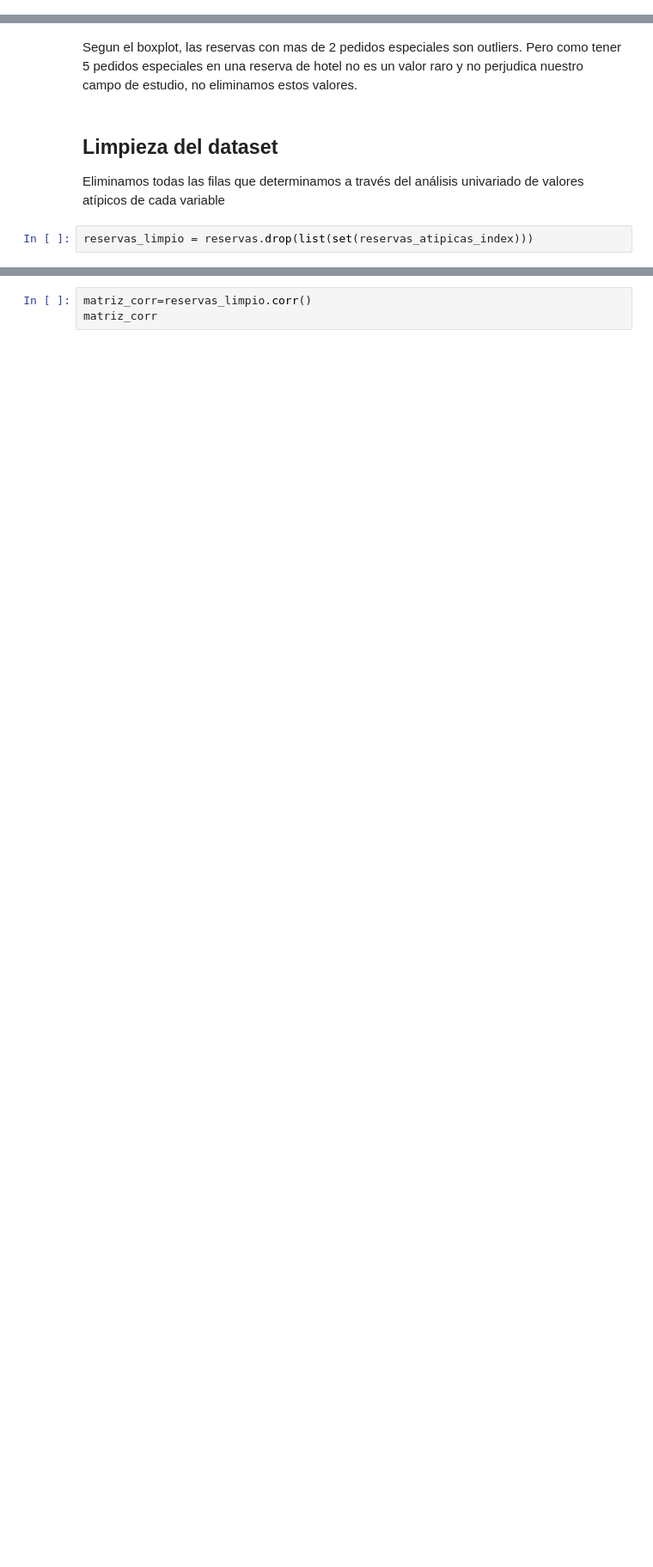
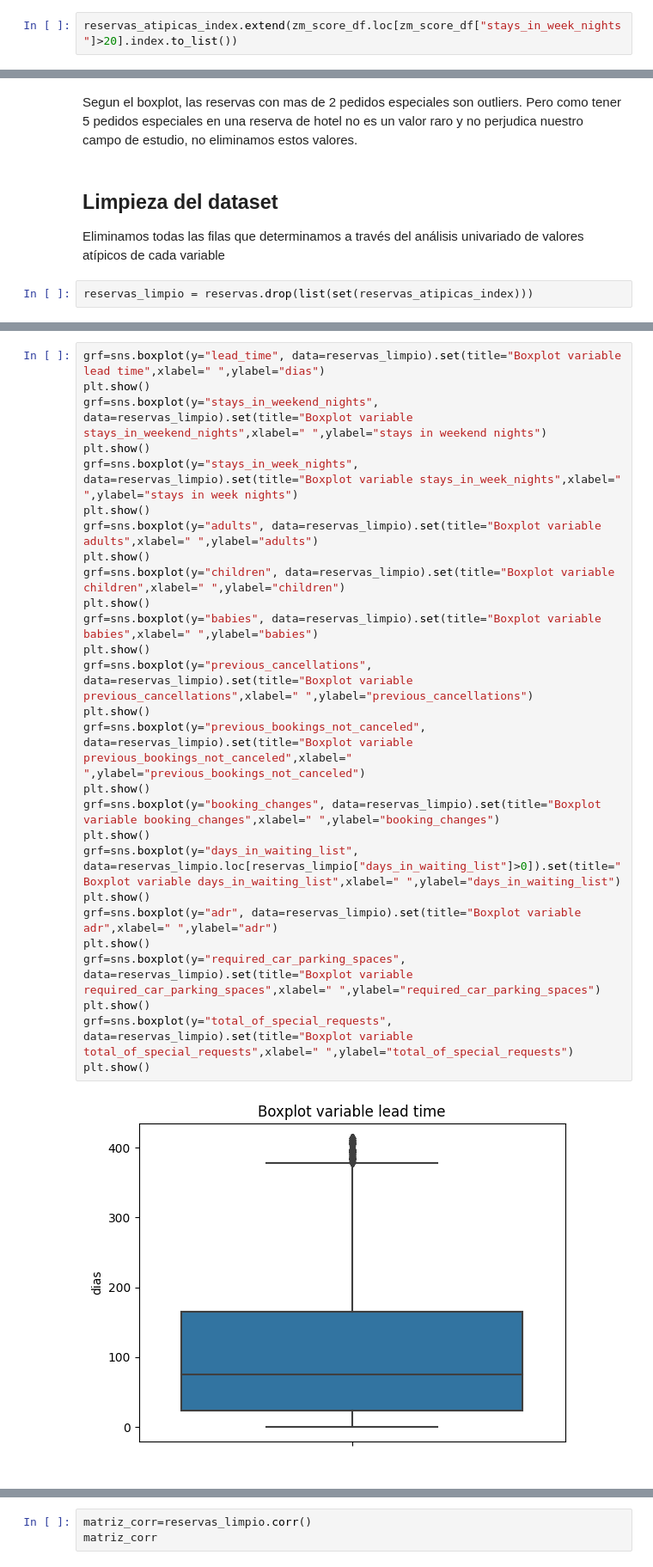
Before and after one commit to franmazzaro/7506R-2C2023-GRUPO39, a Jupyter notebook: 7506R_TP1_GRUPO39_CHP1_ENTREGA.ipynb, the cells around one changed output, grey strips where cells are left out. Shown at 86% size. Cells and saved outputs as stored; diff of their text form; blank space fills up the shorter version.

```diff
--- a/7506R_TP1_GRUPO39_CHP1_ENTREGA.ipynb
+++ b/7506R_TP1_GRUPO39_CHP1_ENTREGA.ipynb
@@ -478,3 +495,5 @@ Como previamente removimos los valores iguales o mayores a 7 noches de fines de
+# %%
+reservas_atipicas_index.extend(zm_score_df.loc[zm_score_df["stays_in_week_nights"]>20].index.to_list())
 # %% [markdown]
 **VARIABLE ADULTS**
 # %%
@@ -996,0 +1006,29 @@ reservas_limpio = reservas.drop(list(set(reservas_atipicas_index)))
+# %%
+grf=sns.boxplot(y="lead_time", data=reservas_limpio).set(title="Boxplot variable lead time",xlabel=" ",ylabel="dias")
+plt.show()
+grf=sns.boxplot(y="stays_in_weekend_nights", data=reservas_limpio).set(title="Boxplot variable stays_in_weekend_nights",xlabel=" ",ylabel="stays in weekend nights")
+plt.show()
+grf=sns.boxplot(y="stays_in_week_nights", data=reservas_limpio).set(title="Boxplot variable stays_in_week_nights",xlabel=" ",ylabel="stays in week nights")
+plt.show()
+grf=sns.boxplot(y="adults", data=reservas_limpio).set(title="Boxplot variable adults",xlabel=" ",ylabel="adults")
+plt.show()
+grf=sns.boxplot(y="children", data=reservas_limpio).set(title="Boxplot variable children",xlabel=" ",ylabel="children")
+plt.show()
+grf=sns.boxplot(y="babies", data=reservas_limpio).set(title="Boxplot variable babies",xlabel=" ",ylabel="babies")
+plt.show()
+grf=sns.boxplot(y="previous_cancellations", data=reservas_limpio).set(title="Boxplot variable previous_cancellations",xlabel=" ",ylabel="previous_cancellations")
+plt.show()
+grf=sns.boxplot(y="previous_bookings_not_canceled", data=reservas_limpio).set(title="Boxplot variable previous_bookings_not_canceled",xlabel=" ",ylabel="previous_bookings_not_canceled")
+plt.show()
+grf=sns.boxplot(y="booking_changes", data=reservas_limpio).set(title="Boxplot variable booking_changes",xlabel=" ",ylabel="booking_changes")
+plt.show()
+grf=sns.boxplot(y="days_in_waiting_list", data=reservas_limpio.loc[reservas_limpio["days_in_waiting_list"]>0]).set(title="Boxplot variable days_in_waiting_list",xlabel=" ",ylabel="days_in_waiting_list")
+plt.show()
+grf=sns.boxplot(y="adr", data=reservas_limpio).set(title="Boxplot variable adr",xlabel=" ",ylabel="adr")
+plt.show()
+grf=sns.boxplot(y="required_car_parking_spaces", data=reservas_limpio).set(title="Boxplot variable required_car_parking_spaces",xlabel=" ",ylabel="required_car_parking_spaces")
+plt.show()
+grf=sns.boxplot(y="total_of_special_requests", data=reservas_limpio).set(title="Boxplot variable total_of_special_requests",xlabel=" ",ylabel="total_of_special_requests")
+plt.show()
+# %% [output]
+[figure, added]
```
Also changed, not shown: parts of 12 cells of this notebook.
